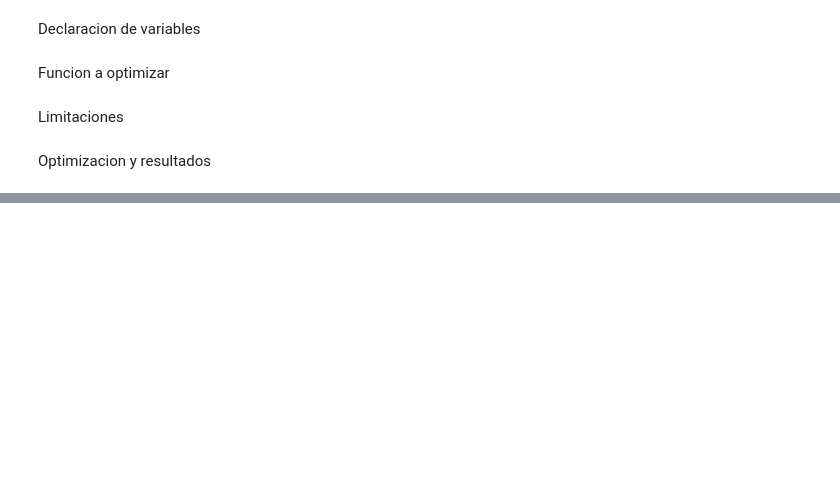
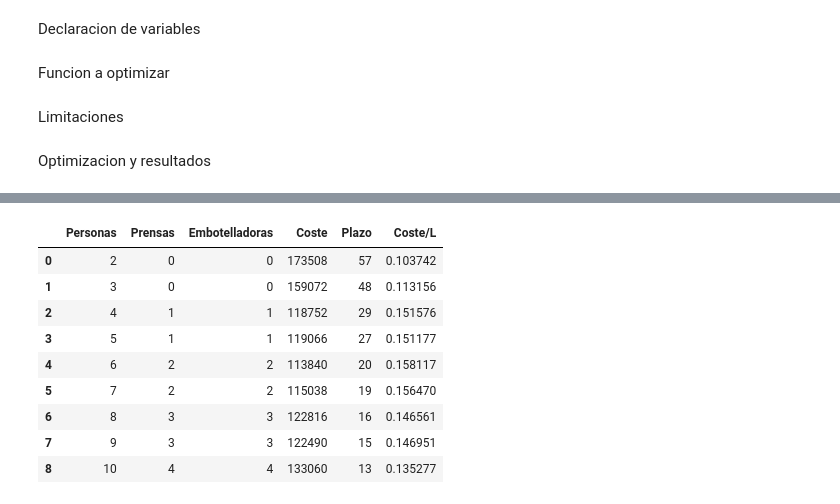
Before and after one commit to Guilleag01/olivas, a Jupyter notebook: olivas.ipynb, the cells around one changed output, grey strips where cells are left out. Saved outputs shown, nothing was run; the diff lists cells and outputs as text; code cells hidden in the pictures; blank space fills up the shorter version.

```diff
--- a/olivas.ipynb
+++ b/olivas.ipynb
@@ -117,7 +121,8 @@ for i in range(1, max_personas + 1):
             x = [i, j , k]
             if check_consts(cons, x):
                 (c, p) = opt_func(x)
-                data.append([i, j, k, c, p])
+                c_l = total_aceite / c
+                data.append([i, j, k, c, p, c_l])
                 if c < min_coste or (c == min_coste and p < plazo):
                     min_coste = c
                     plazo = p
@@ -135,3 +161,14 @@ import pandas as pd
 # %%
-df = pd.DataFrame(data, columns=["Personas", "Prensas", "Embotelladoras", "Coste", "Plazo"])
+df = pd.DataFrame(data, columns=["Personas", "Prensas", "Embotelladoras", "Coste", "Plazo", "Coste/L"])
 df
+# %% [output]
+|  | Personas | Prensas | Embotelladoras | Coste | Plazo | Coste/L |
+| 0 | 2 | 0 | 0 | 173508 | 57 | 0.103742 |
+| 1 | 3 | 0 | 0 | 159072 | 48 | 0.113156 |
+| 2 | 4 | 1 | 1 | 118752 | 29 | 0.151576 |
+| 3 | 5 | 1 | 1 | 119066 | 27 | 0.151177 |
+| 4 | 6 | 2 | 2 | 113840 | 20 | 0.158117 |
+| 5 | 7 | 2 | 2 | 115038 | 19 | 0.156470 |
+| 6 | 8 | 3 | 3 | 122816 | 16 | 0.146561 |
+| 7 | 9 | 3 | 3 | 122490 | 15 | 0.146951 |
+| 8 | 10 | 4 | 4 | 133060 | 13 | 0.135277 |
```
Also changed, not shown: parts of 5 cells of this notebook.
